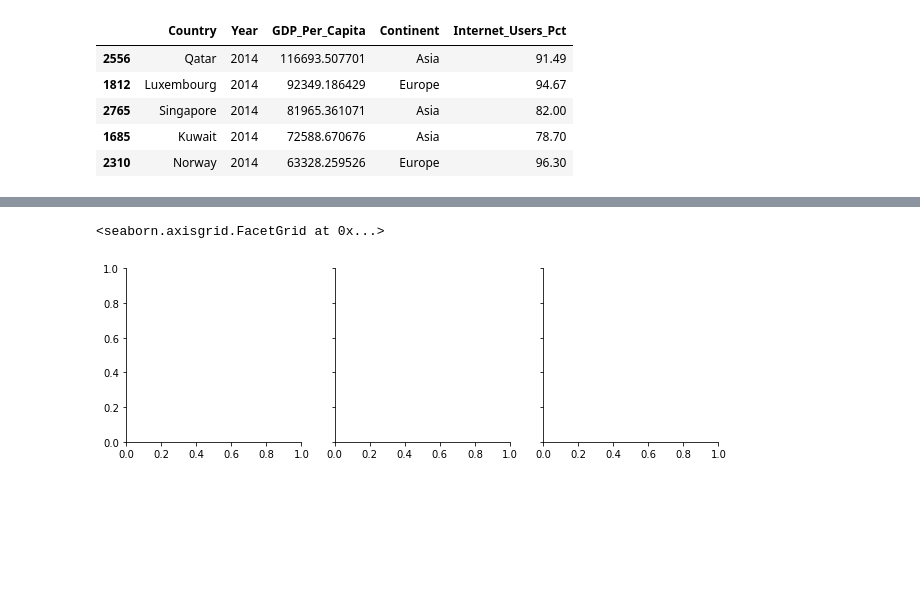
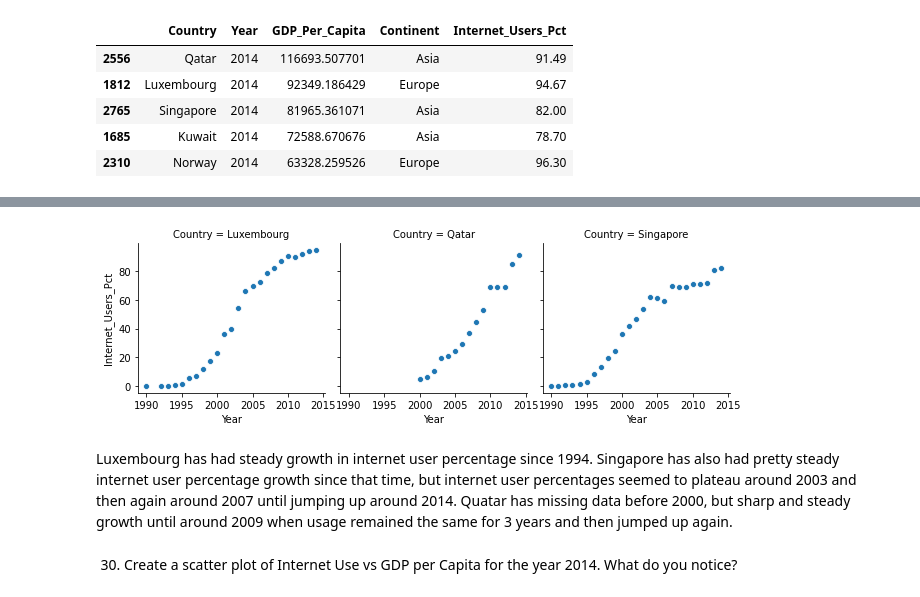
Before and after one commit to nss-data-science-cohort-4/dq1-undata-ocnrandolph, a Jupyter notebook: notebooks/UN_Data_Exploration.ipynb, the cells around one changed output, grey strips where cells are left out. Cells and saved outputs as stored; diff of their text form; code cells hidden in the pictures; blank space fills up the shorter version.

Commit message:
Solo Exploration Time!

```diff
--- a/notebooks/UN_Data_Exploration.ipynb
+++ b/notebooks/UN_Data_Exploration.ipynb
@@ -736,2 +736,3 @@ gdp_and_internet_use_2014_grid = gdp_and_internet_use_2014.sort_values('GDP_Per_
 # %%
 # look at gdp_and_internet_use for Qatar, Luxembourg, and Singapore; graph all three for all years
+gdp_and_internet_Qat_Lux_Sin = gdp_and_internet_use[gdp_and_internet_use['Country'].isin(['Qatar', 'Luxembourg', 'Singapore'])]
@@ -740,6 +755,9 @@ Int64Index([2556, 1812, 2765], dtype='int64')
 # %%
-x = sns.FacetGrid(gdp_and_internet_use_2014_grid, col = 'Country', row = 'Year');
-x.map(sns.scatterplot, 'Internet_Users_Pct');
+x = sns.FacetGrid(gdp_and_internet_Qat_Lux_Sin, col = 'Country');
+x.map(sns.scatterplot, 'Year', 'Internet_Users_Pct');
 # %% [output]
-<seaborn.axisgrid.FacetGrid at 0x...>
-[figure, old version]
+[figure, new version]
+# %% [markdown]
+Luxembourg has had steady growth in internet user percentage since 1994. Singapore has also had pretty steady internet user percentage growth since that time, but internet user percentages seemed to plateau around 2003 and then again around 2007 until jumping up around 2014. Quatar has missing data before 2000, but sharp and steady growth until around 2009 when usage remained the same for 3 years and then jumped up again.
+# %% [markdown]
+30. Create a scatter plot of Internet Use vs GDP per Capita for the year 2014. What do you notice?
```
Also changed, not shown: parts of 29 cells of this notebook.
